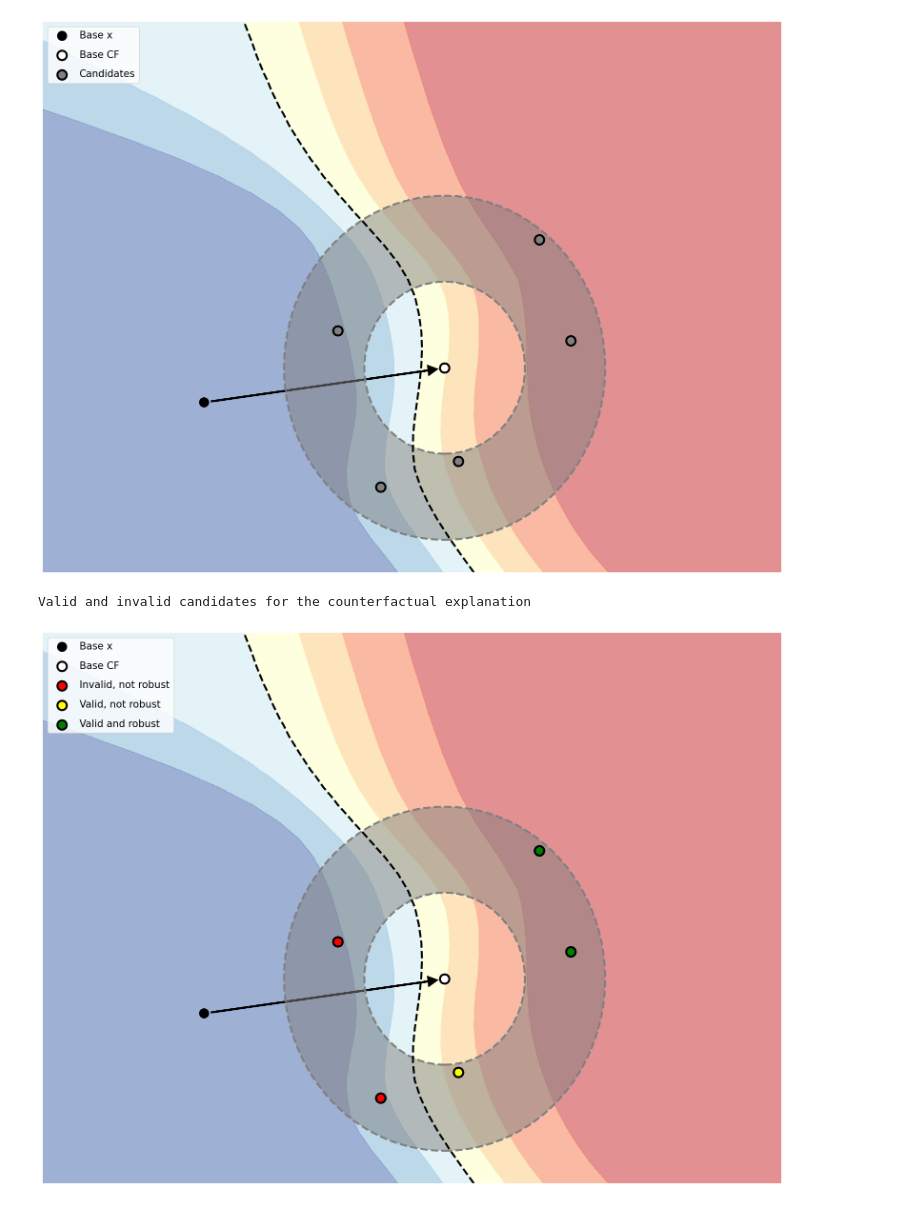
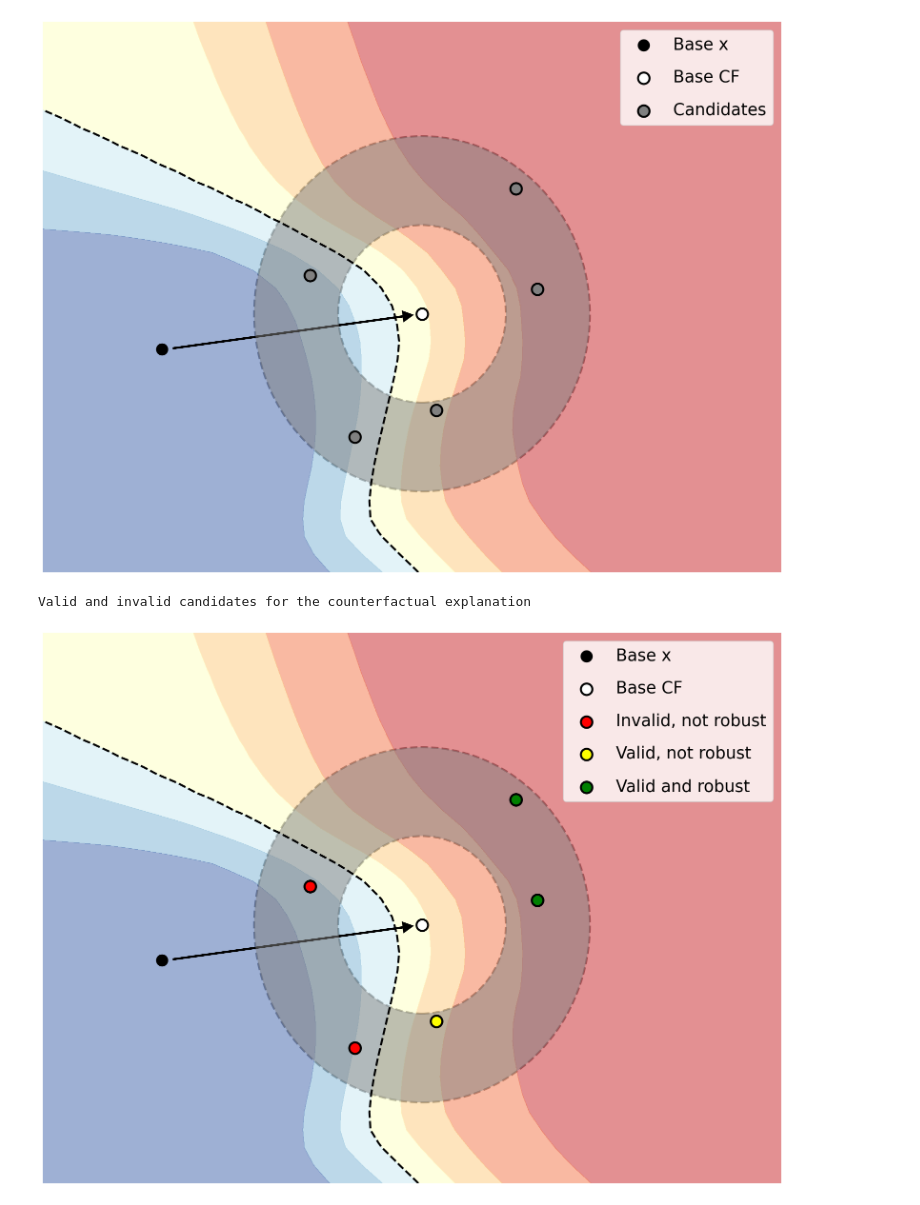
Before and after one commit to istepka/betarce, a Jupyter notebook: src/visualizations_for_the_paper/toy_example.ipynb, the cells around one changed output. Drawn from its saved outputs; the diff is of its cells as text; code cells hidden in the pictures.

```diff
--- a/src/visualizations_for_the_paper/toy_example.ipynb
+++ b/src/visualizations_for_the_paper/toy_example.ipynb
@@ -287,6 +69,7 @@ get_background()
 # %%
-base_x = [-1, -0.5]
-base_cf = [0.5, -0.3]
+offset = 0.45
+base_x = [-1, -0.5 + offset]
+base_cf = [0.55, -0.3 + offset]
 # %%
 def figure1():
     # get the background
@@ -294,7 +77,7 @@ def figure1():
 
     # Add the base x
     plt.scatter(
-        base_x[0], base_x[1], label="Base x", color="black", marker="o", s=200, alpha=1
+        base_x[0], base_x[1], label="Base x", color="black", marker="o", s=300, alpha=1
     )
 
     # Add the base cf
@@ -304,7 +87,7 @@ def figure1():
         label="Base CF",
         color="white",
         marker="o",
-        s=200,
+        s=300,
         alpha=1,
         edgecolors="black",
         linewidth=3,
@@ -312,9 +95,9 @@ def figure1():
 
     # Draw the arrow
     plt.arrow(
-        base_x[0] + 0.05,
-        base_x[1] + 0.005,
-        base_cf[0] - base_x[0] - 0.15,
+        base_x[0] + 0.07,
+        base_x[1] + 0.006,
+        base_cf[0] - base_x[0] - 0.18,
         base_cf[1] - base_x[1] - 0.02,
         head_width=0.05,
         head_length=0.05,
@@ -340,7 +245,7 @@ def figure2():
     fig, ax = figure1()
     r = 0.5
     rs = np.array([0.47, 0.4, 0.3, 0.2, 0.3])
-    theta = [0, 4, 1, 7, 2.8]
+    theta = [0, 4, 1, 7, 3.8]
 
     x = rs * np.cos(theta) + base_cf[0]
     y = rs * np.sin(theta) + base_cf[1]
@@ -355,13 +260,15 @@ def figure2():
         alpha=0.5,
         label="Sampling region",
     )
+    # adjust zorder of the circle
+    circle.set_zorder(-1)
 
     plt.scatter(
         x,
         y,
         color="gray",
         marker="o",
-        s=200,
+        s=300,
         alpha=1,
         edgecolors="black",
         linewidth=3,
@@ -424,7 +331,7 @@ def figure4():
     # Now we revert back to raw candidates but we draw a bigger circle around the base cf
     fig, ax = figure1()
 
-    rs = np.array([0.8, 0.95, 0.55, 0.7, 0.8])
+    rs = np.array([0.7, 0.9, 0.55, 0.7, 0.8])
     r = 1.0
     r_small = 0.5
     theta = [0.2, 0.9, 3.1 * np.pi / 2, 0.9 * np.pi, 8 * np.pi / 6]
@@ -472,7 +379,7 @@ def figure4():
         y,
         color="gray",
         marker="o",
-        s=200,
+        s=300,
         alpha=1,
         edgecolors="black",
         linewidth=3,
@@ -482,14 +389,18 @@ def figure4():
     ax.add_artist(circle)
     ax.add_artist(circle_small)
 
+    # Adjust the zorder of the circles
+    circle.set_zorder(-1)
+    circle_small.set_zorder(-2)
+
     return fig, ax, zip(x, y)
 
 
 figure4()
-plt.legend(fontsize=15, labelspacing=1, loc="upper left")
+plt.legend(fontsize=25, labelspacing=1, loc="upper right")
 plt.savefig("images/paper/figure4.png", dpi=300, bbox_inches="tight")
 # %% [output]
-[figure, old version]
+[figure, new version]
 # %%
 def figure5():
     fig, ax, samples = figure4()
@@ -505,7 +416,7 @@ def figure5():
         samples[:, 1][mask == 1],
         color="red",
         marker="o",
-        s=200,
+        s=300,
         alpha=1,
         edgecolors="black",
         linewidth=3,
@@ -520,7 +431,7 @@ def figure5():
         samples[:, 1][mask2 == 1],
         color="yellow",
         marker="o",
-        s=200,
+        s=300,
         alpha=1,
         edgecolors="black",
         linewidth=3,
@@ -529,38 +440,38 @@ def figure5():
 
     plt.scatter(
         samples[:, 0][(mask == 0) & (mask2 == 0)],
         samples[:, 1][(mask == 0) & (mask2 == 0)],
         color="green",
         marker="o",
-        s=200,
+        s=300,
         alpha=1,
         edgecolors="black",
         linewidth=3,
         label="Valid and robust",
     )
 
     robust_samples = samples[(mask == 0) & (mask2 == 0)]
     return fig, ax, robust_samples
 
 
 fig, ax, robust_samples = figure5()
 # skip the third elemnt from legend
 handles, labels = ax.get_legend_handles_labels()
 plt.legend(
     handles[:2] + handles[3:],
     labels[:2] + labels[3:],
-    fontsize=15,
+    fontsize=25,
     labelspacing=1,
-    loc="upper left",
+    loc="upper right",
 )
 
-# plt.legend(fontsize=15, labelspacing=1, loc="upper left")
+# plt.legend(fontsize=25, labelspacing=1, loc="upper right")
 caption = """Valid and invalid candidates for the counterfactual explanation"""
 print(caption)
 plt.savefig("images/paper/figure5.png", dpi=300, bbox_inches="tight")
 # %% [output]
 Valid and invalid candidates for the counterfactual explanation
-[figure, old version]
+[figure, new version]
 # %%
 fig, ax = figure1()
 
```
Also changed, not shown: parts of 20 cells of this notebook.
